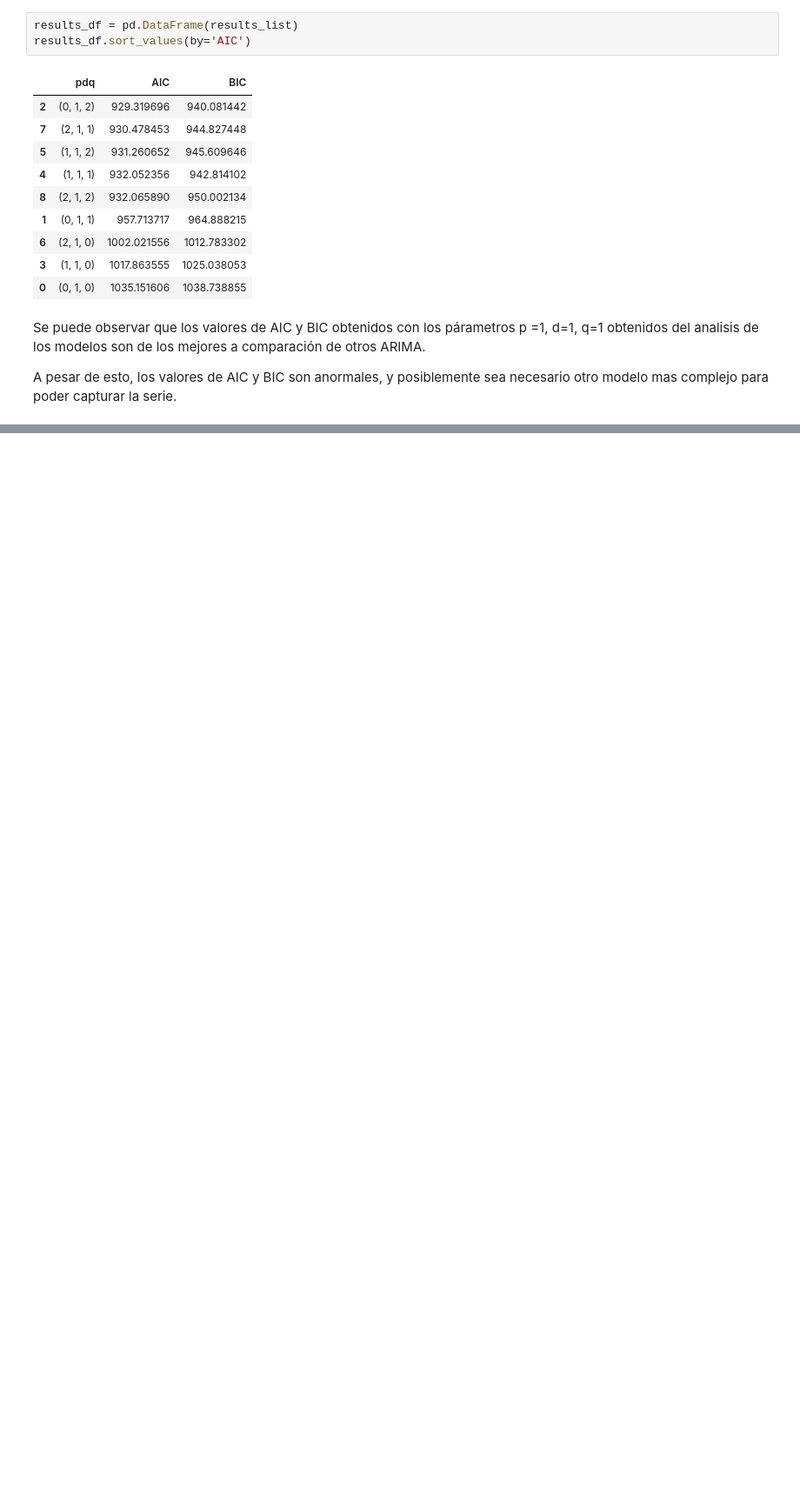
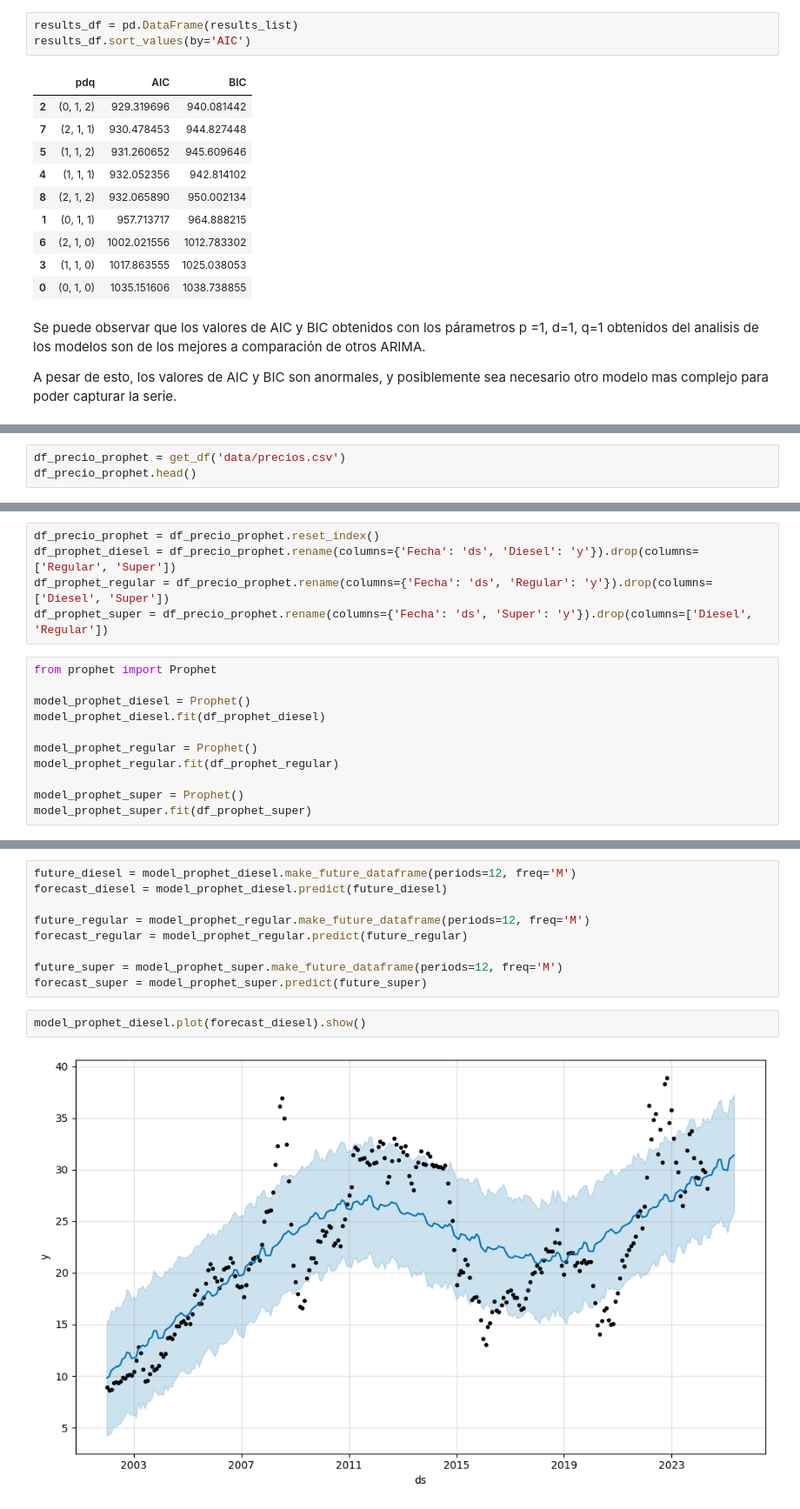
Before and after one commit to FranzCastillo/GUA-Gasoline-Analysis, a Jupyter notebook: modeling.ipynb, the cells around one changed output, grey strips where cells are left out. Shown at 87% size. Cells and saved outputs as stored; diff of their text form; blank space fills up the shorter version.

Commit message:
prophet models

```diff
--- a/modeling.ipynb
+++ b/modeling.ipynb
@@ -803,0 +806,3 @@ A pesar de esto, los valores de AIC y BIC son anormales, y posiblemente sea nece
+# %%
+df_precio_prophet = get_df('data/precios.csv')
+df_precio_prophet.head()
@@ -803,0 +817,16 @@ A pesar de esto, los valores de AIC y BIC son anormales, y posiblemente sea nece
+# %%
+df_precio_prophet = df_precio_prophet.reset_index()
+df_prophet_diesel = df_precio_prophet.rename(columns={'Fecha': 'ds', 'Diesel': 'y'}).drop(columns=['Regular', 'Super'])
+df_prophet_regular = df_precio_prophet.rename(columns={'Fecha': 'ds', 'Regular': 'y'}).drop(columns=['Diesel', 'Super'])
+df_prophet_super = df_precio_prophet.rename(columns={'Fecha': 'ds', 'Super': 'y'}).drop(columns=['Diesel', 'Regular'])
+# %%
+from prophet import Prophet
+
+model_prophet_diesel = Prophet()
+model_prophet_diesel.fit(df_prophet_diesel)
+
+model_prophet_regular = Prophet()
+model_prophet_regular.fit(df_prophet_regular)
+
+model_prophet_super = Prophet()
+model_prophet_super.fit(df_prophet_super)
@@ -803,0 +841,13 @@ A pesar de esto, los valores de AIC y BIC son anormales, y posiblemente sea nece
+# %%
+future_diesel = model_prophet_diesel.make_future_dataframe(periods=12, freq='M')
+forecast_diesel = model_prophet_diesel.predict(future_diesel)
+
+future_regular = model_prophet_regular.make_future_dataframe(periods=12, freq='M')
+forecast_regular = model_prophet_regular.predict(future_regular)
+
+future_super = model_prophet_super.make_future_dataframe(periods=12, freq='M')
+forecast_super = model_prophet_super.predict(future_super)
+# %%
+model_prophet_diesel.plot(forecast_diesel).show()
+# %% [output]
+[figure, added]
```
Also changed, not shown: parts of 9 cells of this notebook, 1 other file.
